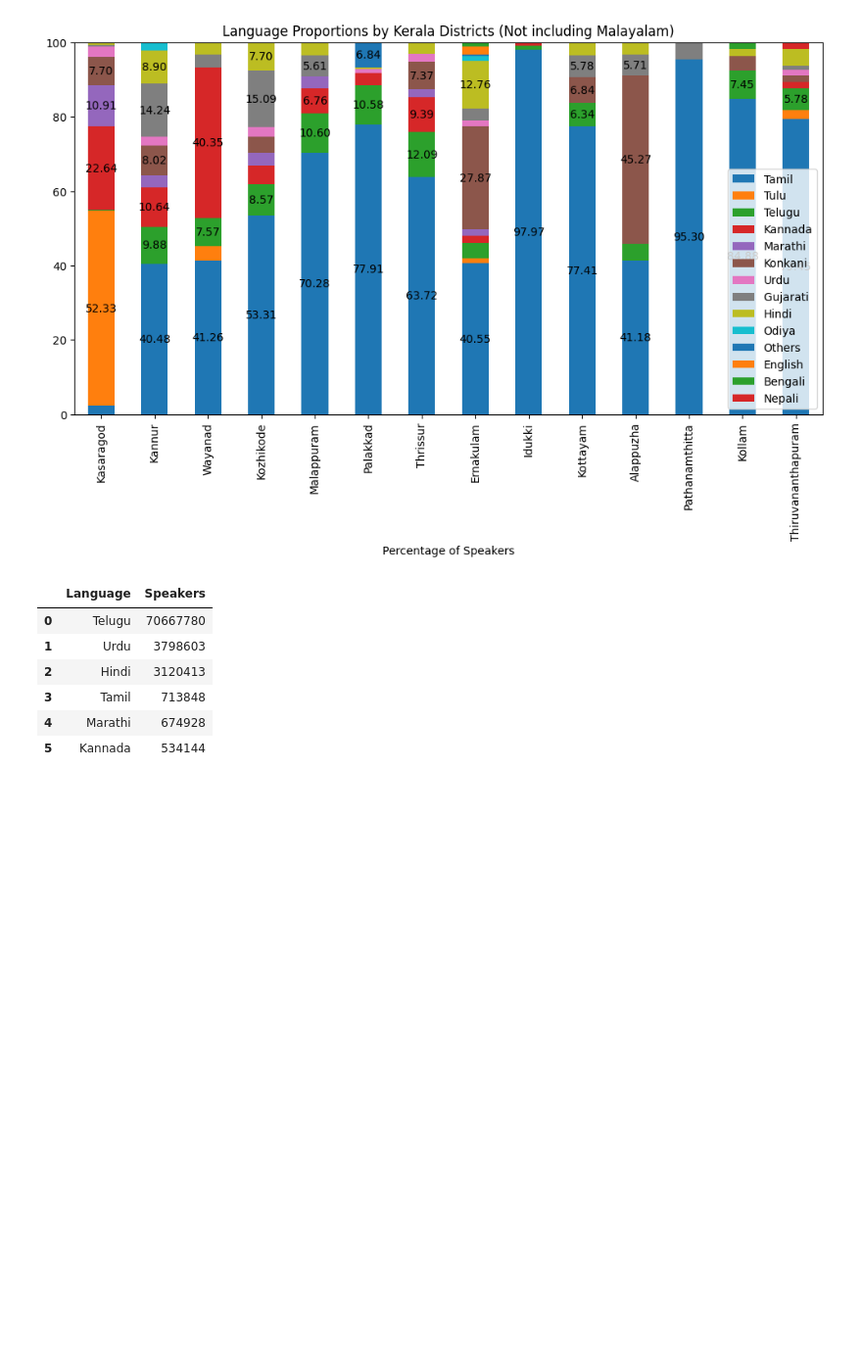
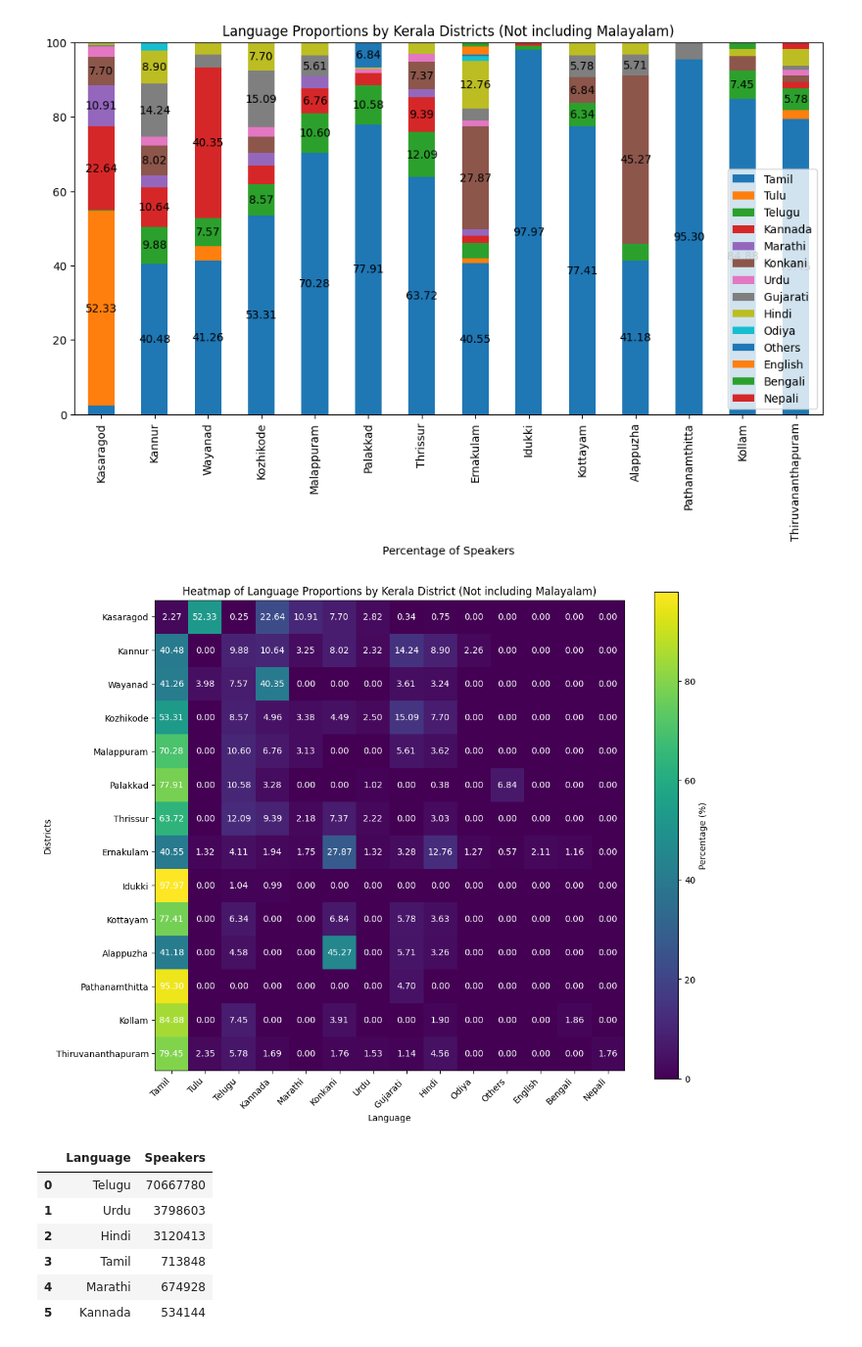
Before and after one commit to squishridyvi/Geographical-Distribution-Mapping-of-Dravidian-Languages-, a Jupyter notebook: Geographical Distribution of Dravidian Languages.ipynb, the cells around one changed output. Shown at 98% size. Saved outputs shown, nothing was run; the diff lists cells and outputs as text; code cells hidden in the pictures; blank space fills up the shorter version.

Commit message:
Add files via upload
added kerala district language proportion heatmap (not including malayalam)

```diff
--- a/Geographical Distribution of Dravidian Languages.ipynb
+++ b/Geographical Distribution of Dravidian Languages.ipynb
@@ -2491,3 +2493,31 @@ for container in ax.containers:
+# %%
+## adding larger figure
+fig, ax = plt.subplots(figsize=(12, 10))
+plt.imshow(percentage_nomal_df, interpolation = "nearest")
+plt.title("Heatmap of Language Proportions by Kerala District (Not including Malayalam)");
+plt.colorbar(ax=ax, label="Percentage (%)")
+plt.ylabel("Districts")
+plt.xlabel("Language")
+# rotate the xticks of percentage_nomal_df
+plt.xticks(rotation=45, ha="right")
+
+
+# adding numbers to heat map
+for row_number in range(len(percentage_nomal_df)):
+    for column_number in range(len(percentage_nomal_df.columns)):
+        value = percentage_nomal_df.iloc[row_number, column_number]
+        # adding the value
+        text = ax.text(column_number, row_number, f"{value:.2f}", ha="center", va="center", color="w")
+
+# added more tickmarks
+ax.set_xticks(range(len(percentage_nomal_df.columns)));
+ax.set_yticks(range(len(percentage_nomal_df.index)));
+
+# add labels from percentage_nomal_df
+ax.set_xticklabels(percentage_nomal_df.columns);
+ax.set_yticklabels(percentage_nomal_df.index);
+# %% [output]
+[figure, added]
 # %%
 andra_pradesh_plsi = pd.read_csv("andra_pradesh_speaker_distribution_plsi.csv")
 andra_pradesh_plsi
```
Also changed, not shown: parts of 1 cell of this notebook.
